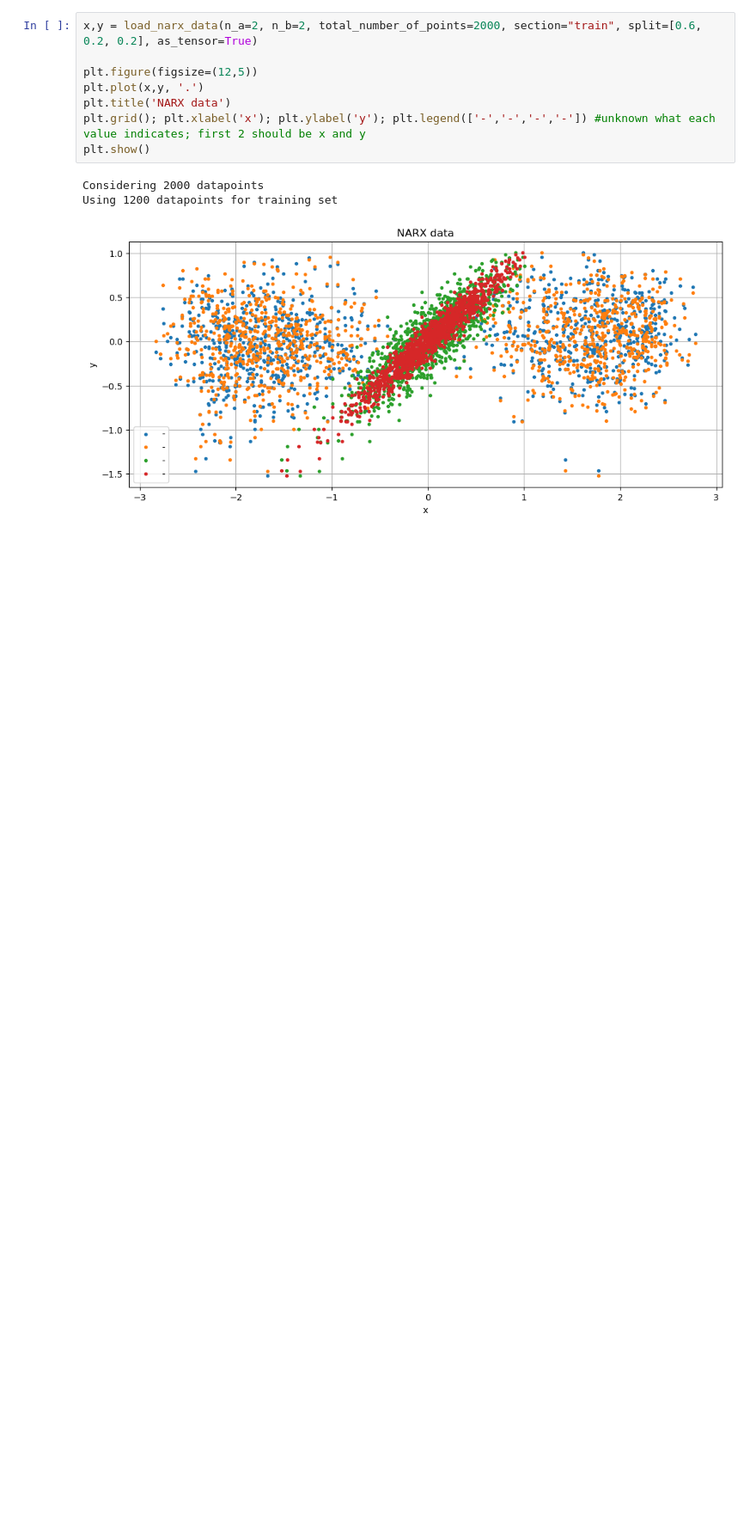
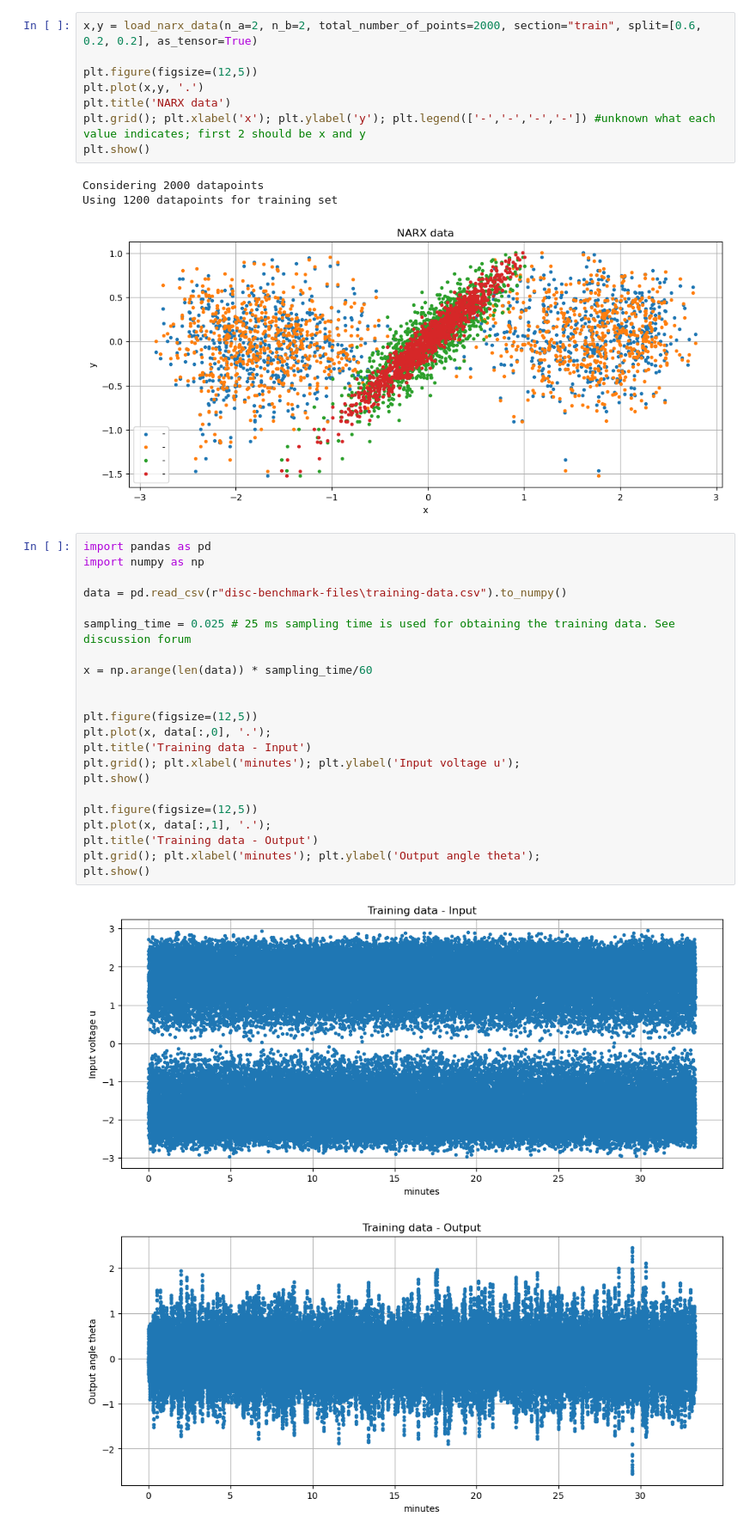
Before and after one commit to Erick-Hoogstrate/5SC28, a Jupyter notebook: FunctionTests.ipynb, the cells around one changed output. Shown at 86% size. Cells and saved outputs as stored; diff of their text form; blank space fills up the shorter version.

Commit message:
Added sampling time

```diff
--- a/FunctionTests.ipynb
+++ b/FunctionTests.ipynb
@@ -56,3 +56,28 @@ plt.show()
 Considering 2000 datapoints
 Using 1200 datapoints for training set
 [figure]
+# %%
+import pandas as pd
+import numpy as np
+
+data = pd.read_csv(r"disc-benchmark-files\training-data.csv").to_numpy()
+
+sampling_time = 0.025 # 25 ms sampling time is used for obtaining the training data. See discussion forum
+
+x = np.arange(len(data)) * sampling_time/60
+
+
+plt.figure(figsize=(12,5))
+plt.plot(x, data[:,0], '.');
+plt.title('Training data - Input')
+plt.grid(); plt.xlabel('minutes'); plt.ylabel('Input voltage u');
+plt.show()
+
+plt.figure(figsize=(12,5))
+plt.plot(x, data[:,1], '.');
+plt.title('Training data - Output')
+plt.grid(); plt.xlabel('minutes'); plt.ylabel('Output angle theta');
+plt.show()
+# %% [output]
+[figure, added]
+[figure, added]
```
